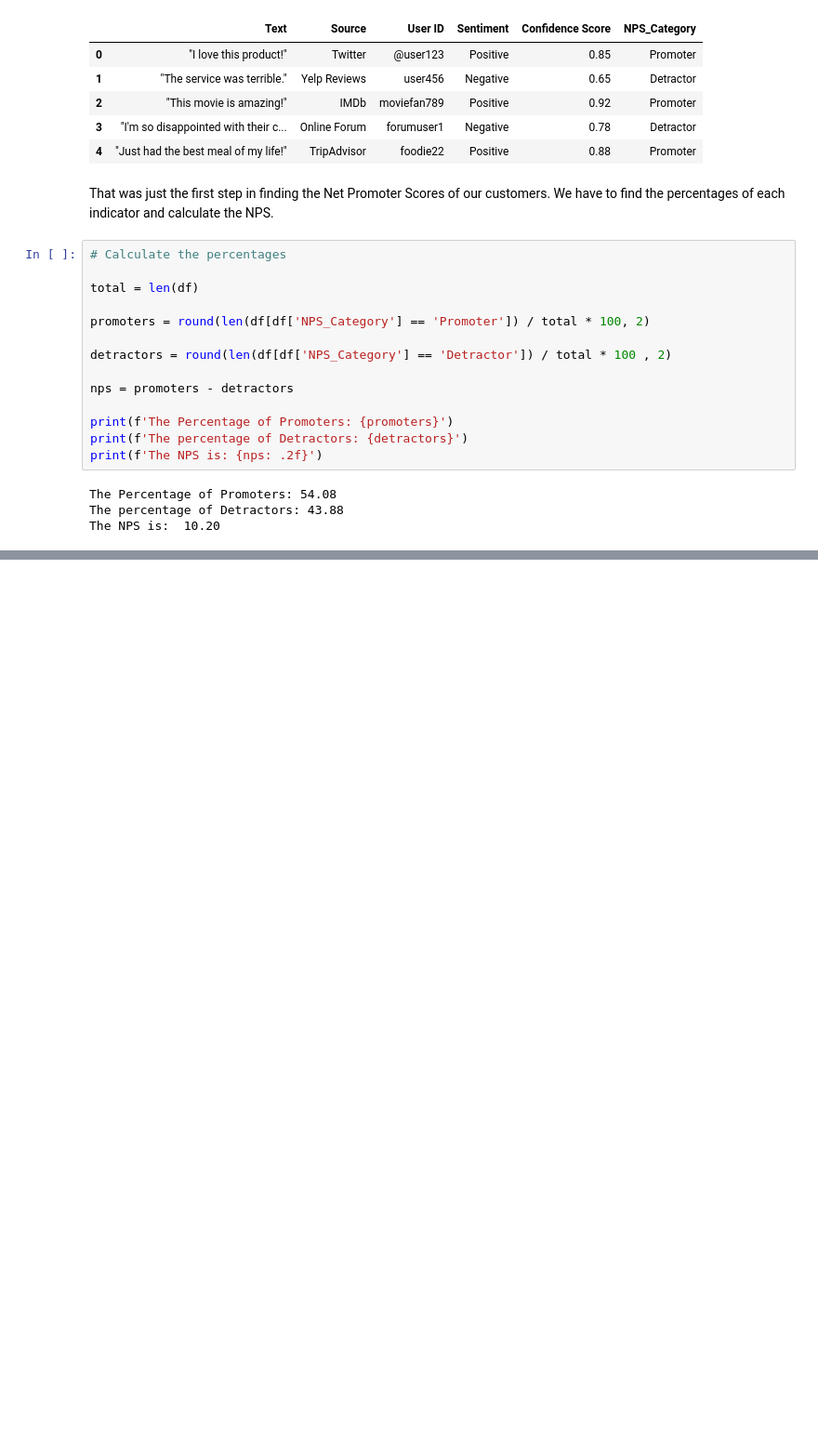
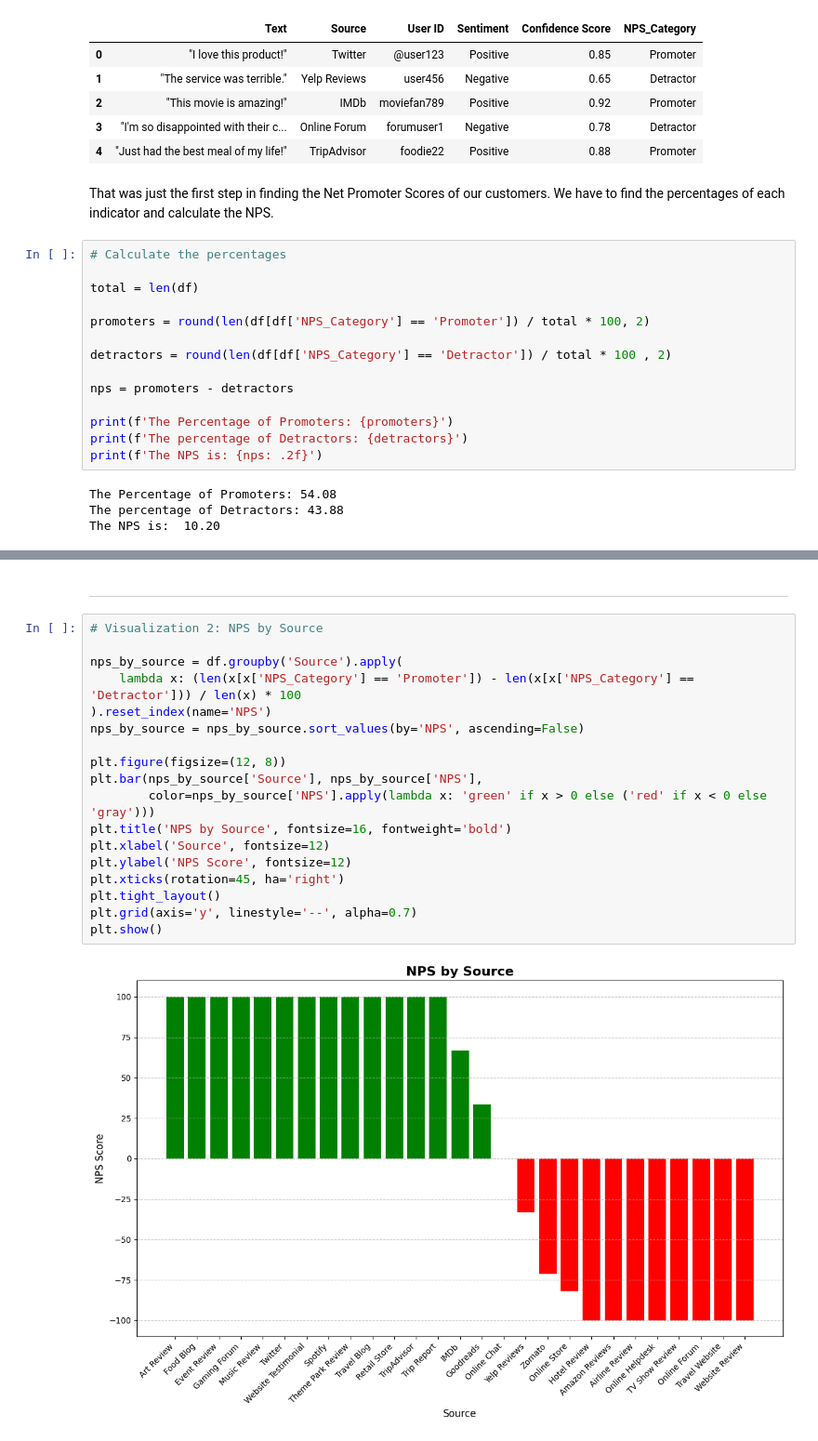
Before and after one commit to nuelwhite/Data-Engineering-Portfolio, a Jupyter notebook: customer_sentiments_eda.ipynb, the cells around one changed output, grey strips where cells are left out. Shown: that part at 93% size. Saved outputs shown, nothing was run; the diff lists cells and outputs as text; blank space fills up the shorter version.

```diff
--- a/customer_sentiments_eda.ipynb
+++ b/customer_sentiments_eda.ipynb
@@ -170,0 +223,22 @@ The NPS is:  10.20
+# %% [markdown]
+<hr>
+# %%
+# Visualization 2: NPS by Source
+
+nps_by_source = df.groupby('Source').apply(
+    lambda x: (len(x[x['NPS_Category'] == 'Promoter']) - len(x[x['NPS_Category'] == 'Detractor'])) / len(x) * 100
+).reset_index(name='NPS')
+nps_by_source = nps_by_source.sort_values(by='NPS', ascending=False)
+
+plt.figure(figsize=(12, 8))
+plt.bar(nps_by_source['Source'], nps_by_source['NPS'],
+        color=nps_by_source['NPS'].apply(lambda x: 'green' if x > 0 else ('red' if x < 0 else 'gray')))
+plt.title('NPS by Source', fontsize=16, fontweight='bold')
+plt.xlabel('Source', fontsize=12)
+plt.ylabel('NPS Score', fontsize=12)
+plt.xticks(rotation=45, ha='right')
+plt.tight_layout()
+plt.grid(axis='y', linestyle='--', alpha=0.7)
+plt.show()
+# %% [output]
+[figure, added]
```
Also changed, not shown: parts of 7 cells of this notebook.
